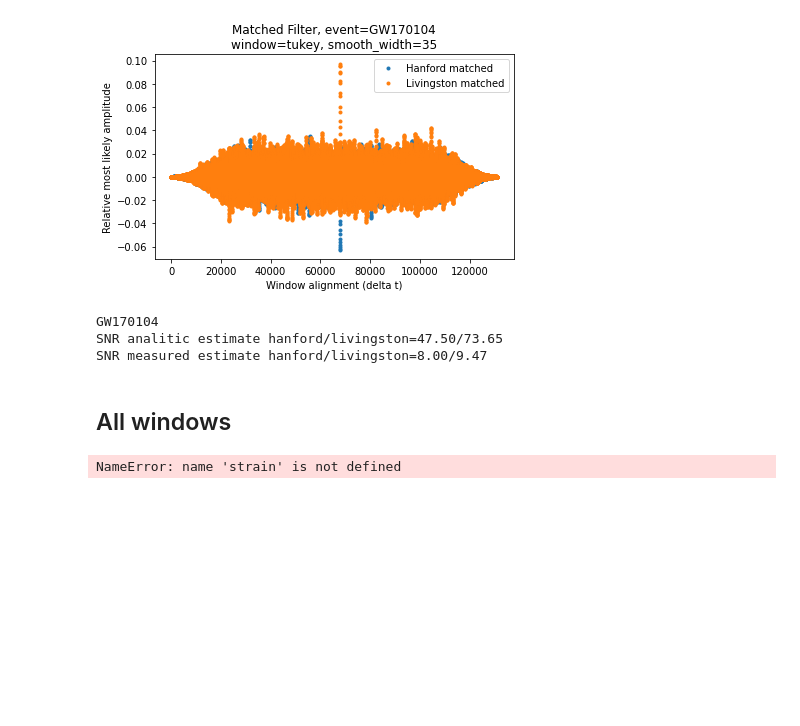
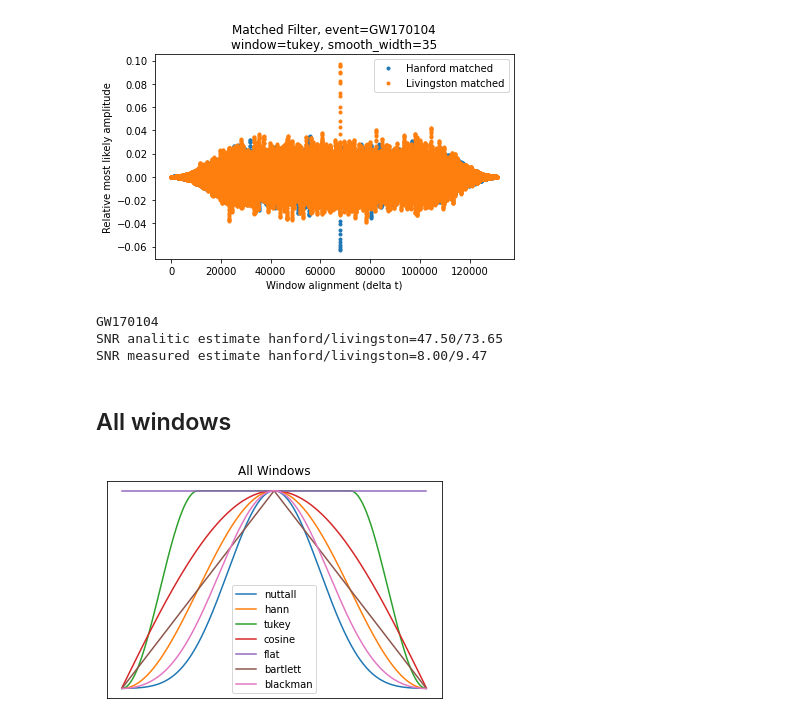
Before and after one commit to dcxSt/computational_methods_phys512, a Jupyter notebook: pset06/p5.ipynb, the cells around one changed output. Cells and saved outputs as stored; diff of their text form; code cells hidden in the pictures; blank space fills up the shorter version.

```diff
--- a/pset06/p5.ipynb
+++ b/pset06/p5.ipynb
@@ -236,14 +236,12 @@ SNR measured estimate hanford/livingston=8.00/9.47
 # %% [markdown]
 ## All windows
 # %%
-rms=np.sqrt(strain_h@strain_h/len(strain_))
-# plt.plot(strain/rms)
 for name,w in all_windows.items():
-    plt.plot(w(len(strain)),label=name)
+    plt.plot(w(500),label=name)
 plt.legend()
 plt.title("All Windows")
 plt.xticks(ticks=[])
 plt.yticks(ticks=[])
 plt.show()
 # %% [output]
-NameError: name 'strain' is not defined
+[figure, added]
```
Also changed, not shown: 1 other file.
